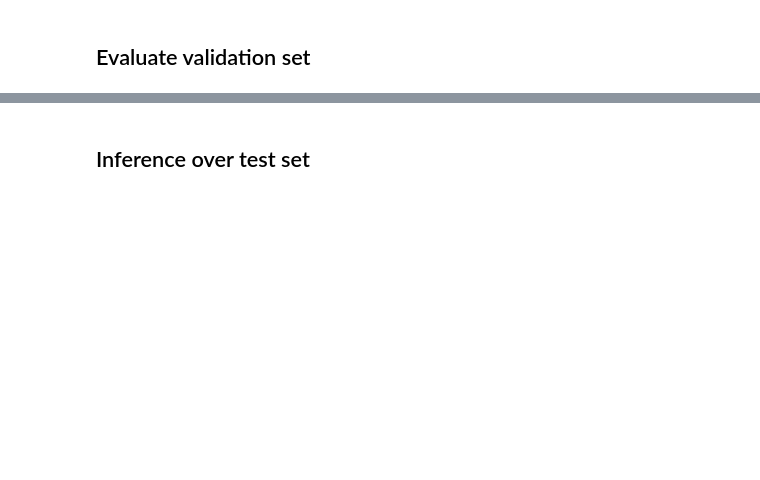
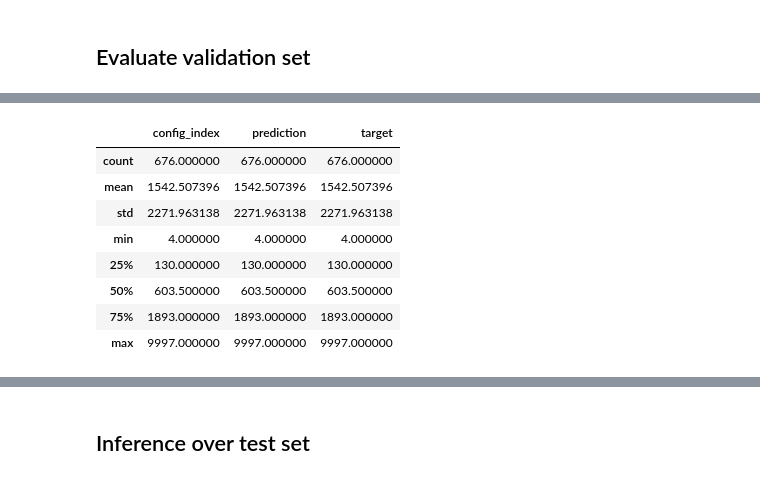
Before and after one commit to ignacioreyes/kaggle_model_runtime, a Jupyter notebook: train_tile.ipynb, the cells around one changed output, grey strips where cells are left out. Cells and saved outputs as stored; diff of their text form; code cells hidden in the pictures; blank space fills up the shorter version.

```diff
--- a/train_tile.ipynb
+++ b/train_tile.ipynb
@@ -58,2 +82,14 @@ val_df
+# %%
+val_df.groupby('ID').count().describe()
+# %% [output]
+|  | config_index | prediction | target |
+| count | 676.000000 | 676.000000 | 676.000000 |
+| mean | 1542.507396 | 1542.507396 | 1542.507396 |
+| std | 2271.963138 | 2271.963138 | 2271.963138 |
+| min | 4.000000 | 4.000000 | 4.000000 |
+| 25% | 130.000000 | 130.000000 | 130.000000 |
+| 50% | 603.500000 | 603.500000 | 603.500000 |
+| 75% | 1893.000000 | 1893.000000 | 1893.000000 |
+| max | 9997.000000 | 9997.000000 | 9997.000000 |
 # %%
 x_lin = np.linspace(0, 3, 100)
```
Also changed, not shown: parts of 14 cells of this notebook, 2 other files.
